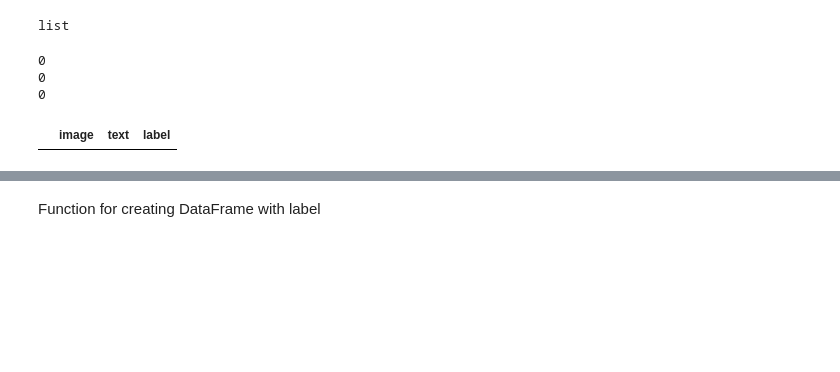
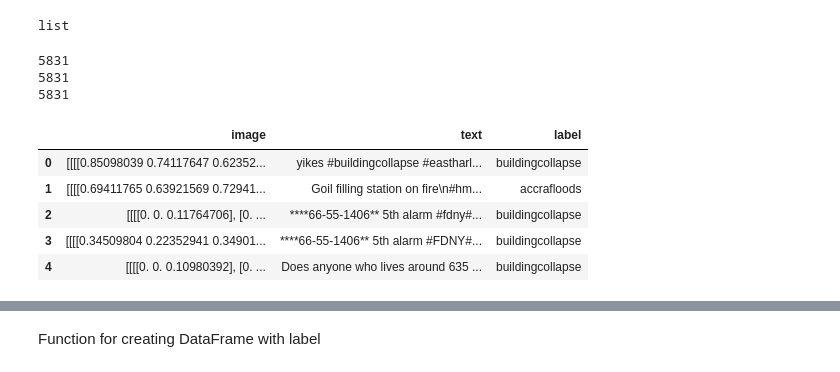
Before and after one commit to sellerstx1982/multimodal_damage_identification, a Jupyter notebook: currentcode.ipynb, the cells around one changed output, grey strips where cells are left out. Saved outputs shown, nothing was run; the diff lists cells and outputs as text; code cells hidden in the pictures; blank space fills up the shorter version.

```diff
--- a/currentcode.ipynb
+++ b/currentcode.ipynb
@@ -54,6 +39,6 @@ memory usage: 46.9+ KB
 # %% [markdown]
 # Preprocessing
 # %%
-# ImageFile.LOAD_TRUNCATED_IMAGES = True
-# main_folder = "/content/drive/MyDrive/Colab Notebooks/multimodel"
+ImageFile.LOAD_TRUNCATED_IMAGES = True
+main_folder = "/content/drive/MyDrive/Colab Notebooks/multimodel"
 # %%
@@ -116,15 +101,20 @@ type(images)
 # %% [output]
 list
 # %%
-# print(len(images))
-# print(len(texts))
-# print(len(labels))
+print(len(images))
+print(len(texts))
+print(len(labels))
 # %% [output]
-0
-0
-0
+5831
+5831
+5831
 # %%
-# df = pd.DataFrame({'image': images, 'text': texts, 'label': labels})
-# df.head()
+df = pd.DataFrame({'image': images, 'text': texts, 'label': labels})
+df.head()
 # %% [output]
 |  | image | text | label |
+| 0 | [[[[0.85098039 0.74117647 0.62352... | yikes #buildingcollapse #eastharl... | buildingcollapse |
+| 1 | [[[[0.69411765 0.63921569 0.72941... | Goil filling station on fire\n#hm... | accrafloods |
+| 2 | [[[[0. 0. 0.11764706], [0. ... | ****66-55-1406** 5th alarm #fdny#... | buildingcollapse |
+| 3 | [[[[0.34509804 0.22352941 0.34901... | ****66-55-1406** 5th alarm #FDNY#... | buildingcollapse |
+| 4 | [[[[0. 0. 0.10980392], [0. ... | Does anyone who lives around 635 ... | buildingcollapse |
```
Also changed, not shown: parts of 76 cells of this notebook.
